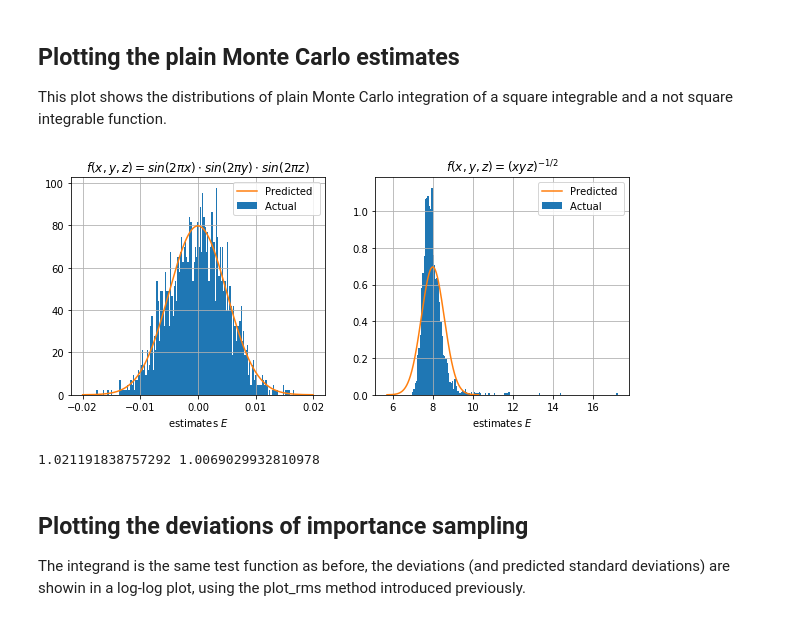
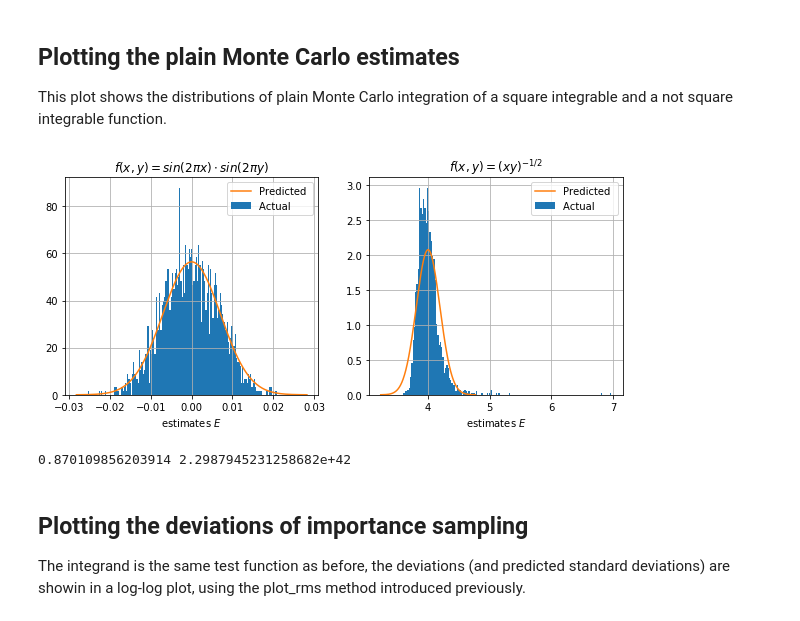
Before and after one commit to mathisgerdes/hep-monte-carlo, a Jupyter notebook: plots.ipynb, the cells around one changed output. Drawn from its saved outputs; the diff is of its cells as text; code cells hidden in the pictures.

```diff
--- a/plots.ipynb
+++ b/plots.ipynb
@@ -43,10 +45,6 @@ def plot_rms(f, true_value, Ns=range(10, 1000, 100), iterations=1, methods=[], p
     plt.legend(loc="best")
     plt.grid(True, which="both")
 
-# It is also useful to compute chi^2 / dof to see if the distribution is compatible with the predicted Gaussian
-def chi2(E, sig, Xi):
-    return np.sum((Xi-E)**2) / sig / len(Xi)
-
 def plot_distribution(fn, true_val, N, iterations, method, bins=20, name="", alpha=1):
     """ Plot the distribution of estimates and the predicted Gaussian.
 
@@ -70,12 +68,14 @@ def plot_distribution(fn, true_val, N, iterations, method, bins=20, name="", alp
     plt.hist(values, bins=bins, normed=True, label="Actual " + name, alpha=alpha)
 
     x = np.linspace(true_val-4*np.sqrt(mean_var), true_val+4*np.sqrt(mean_var), 1000)
-    plt.plot(x, np.exp(-(x-true_val)**2/2/mean_var) / np.sqrt(np.pi*2*mean_var), label="Predicted " + name)
+    # the normal distribution the estimate is predicted to follow
+    dist = lambda x: stats.norm.pdf((x-true_val)/np.sqrt(mean_var))/np.sqrt(mean_var)
+    plt.plot(x, dist(x), label="Predicted " + name)
 
     # config
     plt.grid(True)
     plt.legend(loc="best")
-    return chi2(true_val, mean_var, values)
+    return binwise_chi2(dist, values, bins=bins)
 # %%
 # The same test functions as used in the introduction
 
@@ -110,28 +110,28 @@ sampling3 = AcceptReject(p3, 3.5)
 This plot shows the distributions of plain Monte Carlo integration of a square integrable and a not square integrable function.
 # %%
 # Plot errors for sine and 1/sqrt(x) in any dimension
-dim = 3
+dim = 2
 it = 2000  # number of iterations for the histogram
 bins = 160  # number of bins for the histograms
 N = 5000   # number of function evaluations
 
 plt.figure(figsize=(10,4))
 plt.tight_layout()
 plt.subplot(121)
-plt.title(r"$ f(x, y, z) = sin(2 \pi x)\cdot sin(2 \pi y) \cdot sin(2 \pi z)$")
+plt.title(r"$ f(x, y) = sin(2 \pi x)\cdot sin(2 \pi y)$")
 chi2_1 = plot_distribution(sin_nd, 0, N=N, iterations=it, method=MonteCarloPlain(dim), bins=bins)
 plt.xlabel("estimates $E$")
 
 plt.subplot(122)
-plt.title(r"$ f(x, y, z) = (xyz)^{-1/2} $")
+plt.title(r"$ f(x, y) = (xy)^{-1/2} $")
 chi2_2 = plot_distribution(sqrtx_inv, sqrtx_inv_trueval(dim), N=N, iterations=it, method=MonteCarloPlain(dim), bins=bins)
 plt.xlabel("estimates $E$")
 plt.show()
 
 print(chi2_1, chi2_2)
 # %% [output]
-[figure, old version]
+[figure, new version]
-1.021191838757292 1.0069029932810978
+0.870109856203914 2.2987945231258682e+42
 # %% [markdown]
 ## Plotting the deviations of importance sampling
 The integrand is the same test function as before, the deviations (and predicted standard deviations) are showin in a log-log plot, using the plot_rms method introduced previously.
```
Also changed, not shown: parts of 6 cells of this notebook.
